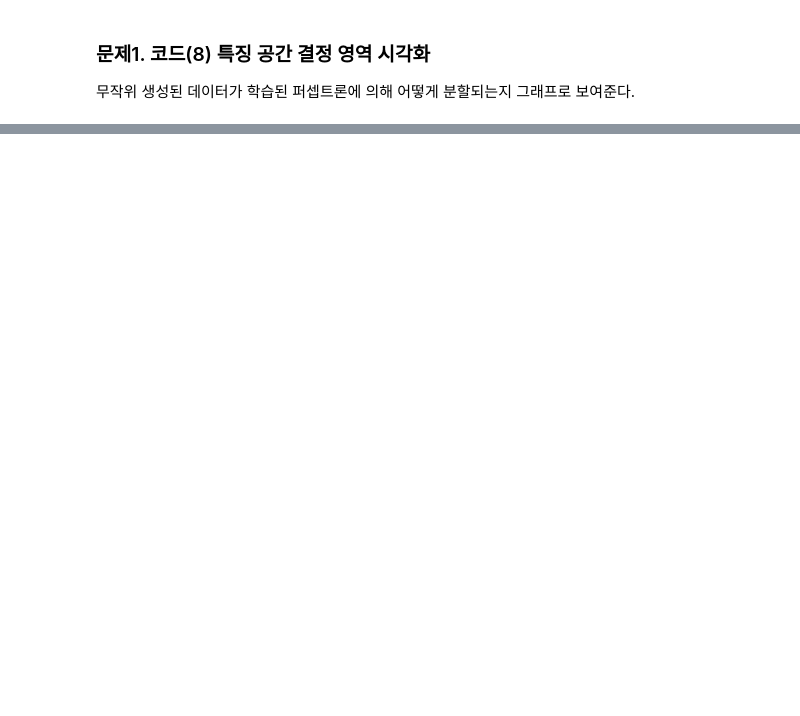
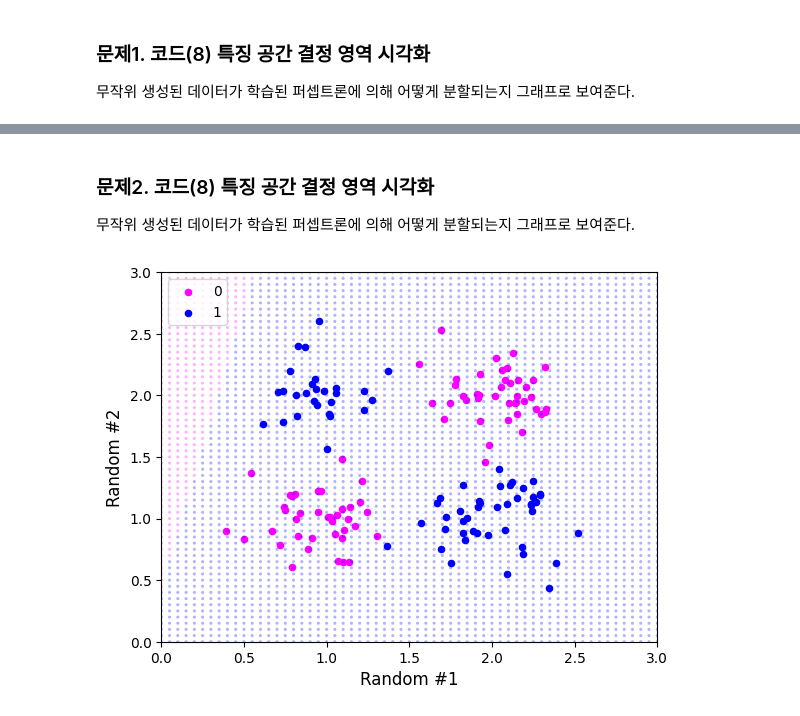
Before and after one commit to slackquant80/Deep-Learning-KNOU, a Jupyter notebook: 과제/201934-363732(이성규).ipynb, the cells around one changed output, grey strips where cells are left out. Saved outputs shown, nothing was run; the diff lists cells and outputs as text; code cells hidden in the pictures; blank space fills up the shorter version.

```diff
--- a/과제/201934-363732(이성규).ipynb
+++ b/과제/201934-363732(이성규).ipynb
@@ -237,0 +300,4 @@ visualize(p, X, y,
+# %%
+# 활성 함수 - 단위 계단 함수
+def step(x):
+    return int(x >= 0)
@@ -237,0 +423,5 @@ visualize(p, X, y,
+# %%
+nSamples = 150
+nDim = 2                                          # 생성된 데이터는 2차원
+# target = 'setosa'                               # 바뀐 데이터에서는 필요 없음
+X, y, labels = prepare_data(nSamples)             # prepare_data() 함수의 인자 변경해줌
@@ -237,0 +432,3 @@ visualize(p, X, y,
+# %%
+p = Perceptron(nDim, activation=step)
+p.fit(X, y, nSamples, epochs=1000, eta=0.01)
@@ -237,0 +453,15 @@ visualize(p, X, y,
+# %% [markdown]
+### 문제2. 코드(8) 특징 공간 결정 영역 시각화
+무작위 생성된 데이터가 학습된 퍼셉트론에 의해 어떻게 분할되는지 그래프로 보여준다.
+# %%
+# 학습표본의 순서를 섞거나 연결 가중치 및 바이어스 초깃값을 정할 때 무작위 수를 이용하고 있으며, 이에 따른 학습 결과는 일정하지 않다.
+visualize(p, X, y,
+          multi_class = False,
+          class_id = labels,
+          labels = [1, 0],
+          colors = ['magenta', 'blue'],
+          xlabel = 'Random #1',
+          ylabel = 'Random #2',
+          legend_loc = 'upper left')
+# %% [output]
+[figure, added]
```
Also changed, not shown: parts of 18 cells of this notebook, 1 other file.
